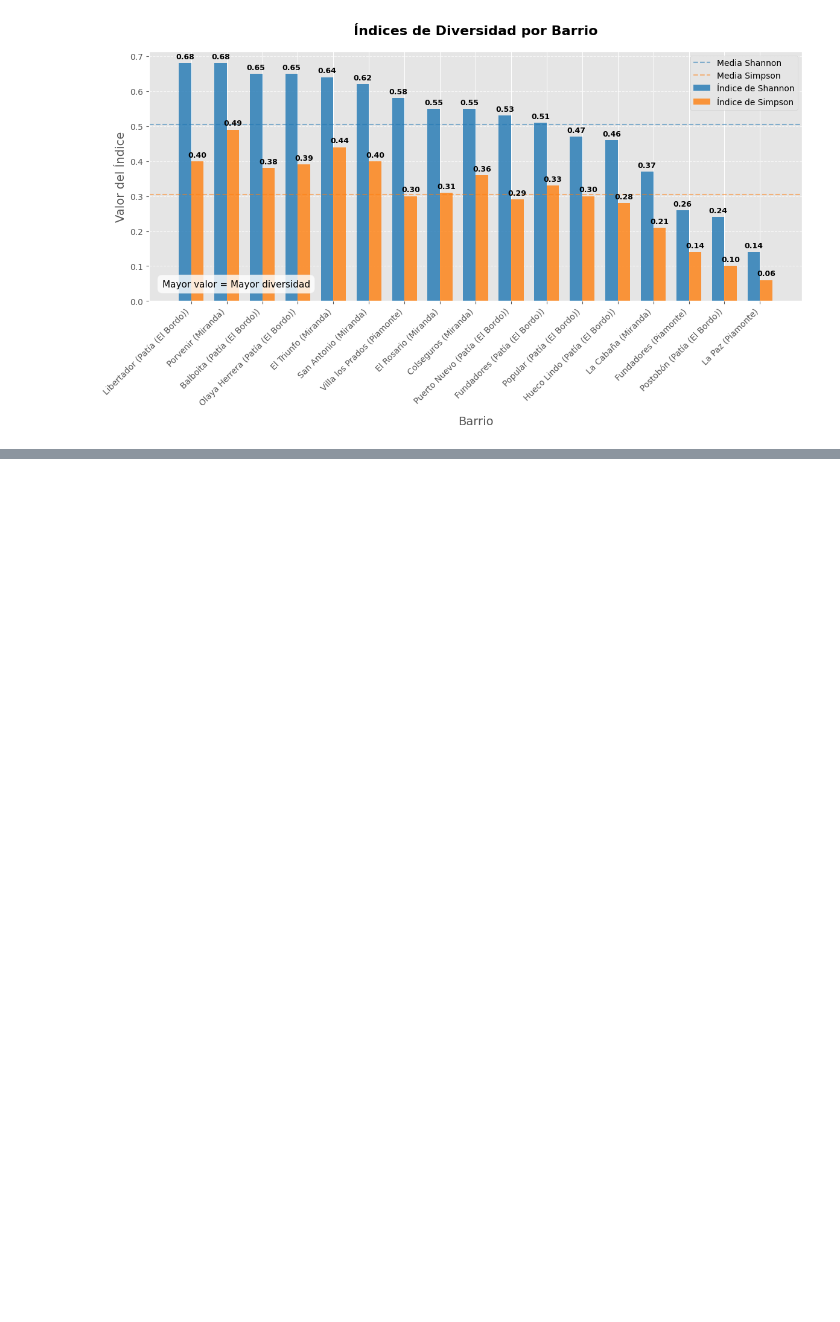
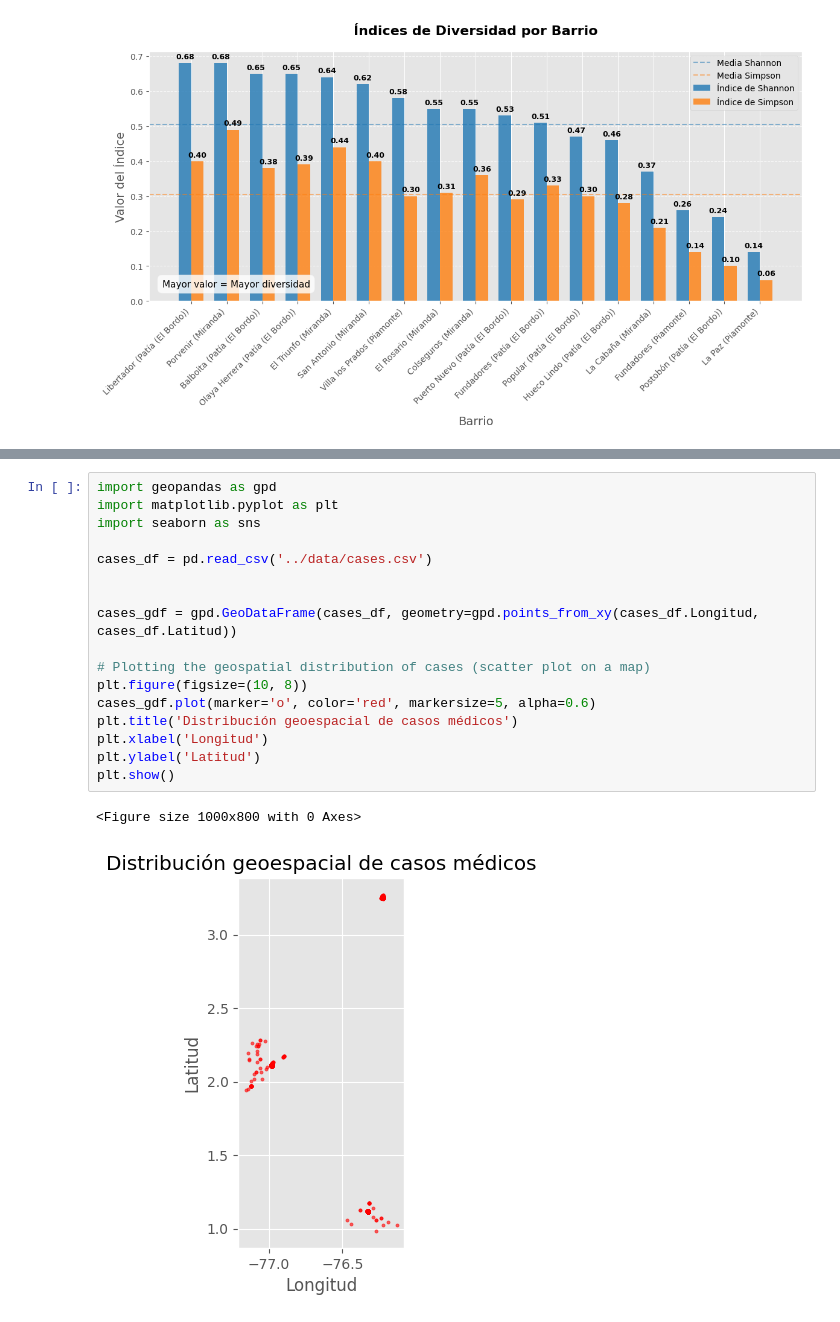
Before and after one commit to Zaprovic/bootcamp-data-analysis, a Jupyter notebook: src/dengue.ipynb, the cells around one changed output, grey strips where cells are left out. Saved outputs shown, nothing was run; the diff lists cells and outputs as text; blank space fills up the shorter version.

```diff
--- a/src/dengue.ipynb
+++ b/src/dengue.ipynb
@@ -335,0 +260,20 @@ m
+# %%
+import geopandas as gpd
+import matplotlib.pyplot as plt
+import seaborn as sns
+
+cases_df = pd.read_csv('../data/cases.csv')
+
+
+cases_gdf = gpd.GeoDataFrame(cases_df, geometry=gpd.points_from_xy(cases_df.Longitud, cases_df.Latitud))
+
+# Plotting the geospatial distribution of cases (scatter plot on a map)
+plt.figure(figsize=(10, 8))
+cases_gdf.plot(marker='o', color='red', markersize=5, alpha=0.6)
+plt.title('Distribución geoespacial de casos médicos')
+plt.xlabel('Longitud')
+plt.ylabel('Latitud')
+plt.show()
+# %% [output]
+<Figure size 1000x800 with 0 Axes>
+[figure, added]
```
Also changed, not shown: parts of 11 cells of this notebook.
